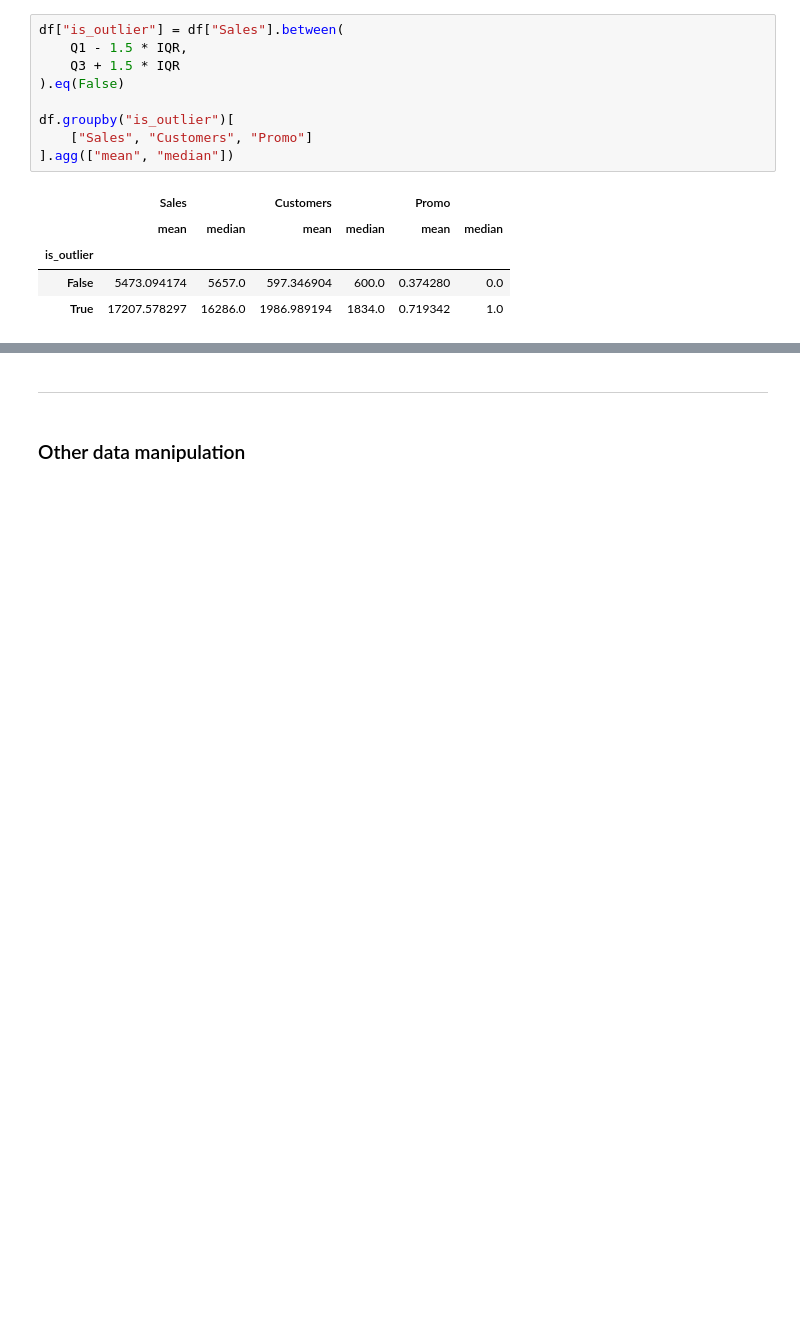
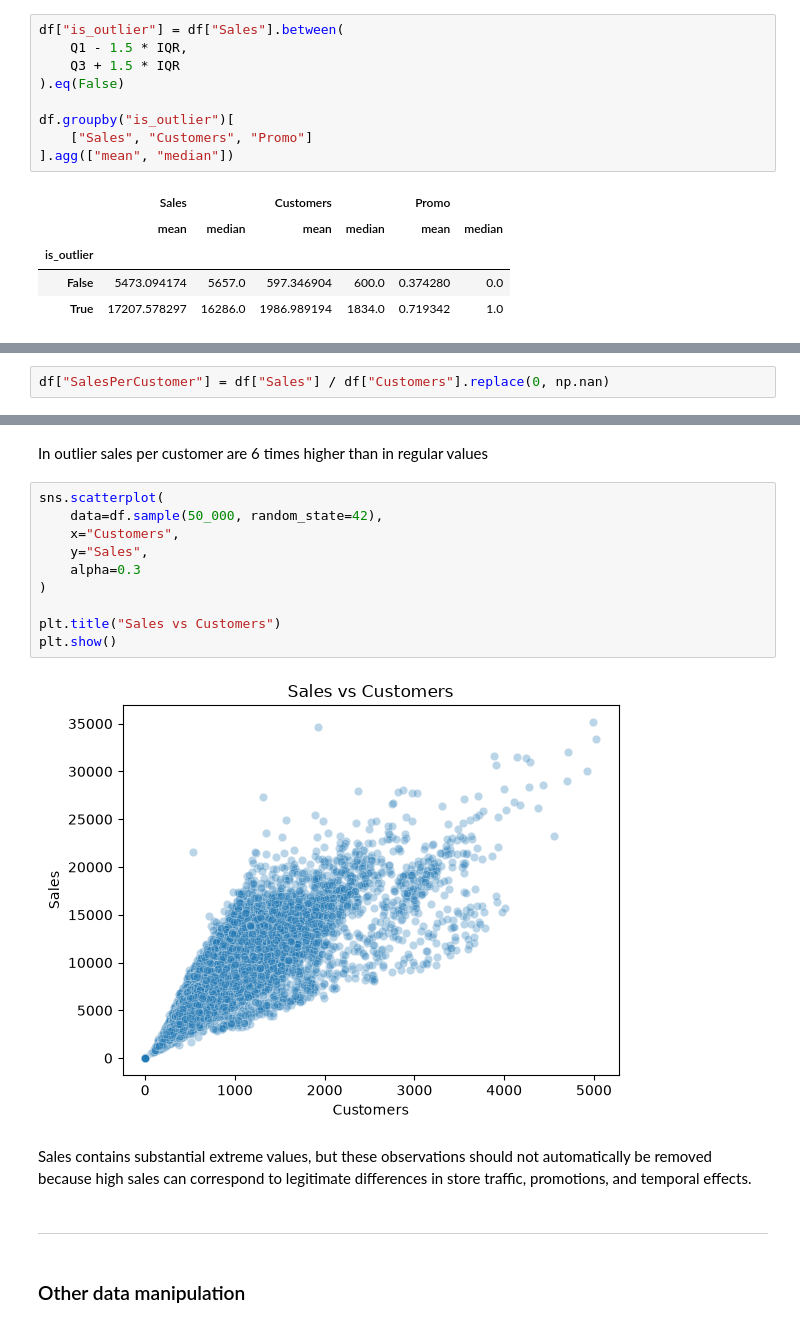
Before and after one commit to nick-st-coder/rossmann, a Jupyter notebook: notebooks/EDA.ipynb, the cells around one changed output, grey strips where cells are left out. Saved outputs shown, nothing was run; the diff lists cells and outputs as text; blank space fills up the shorter version.

Commit message:
add: more markdowns about outliers

```diff
--- a/notebooks/EDA.ipynb
+++ b/notebooks/EDA.ipynb
@@ -207,0 +206,2 @@ In outliers cases there're too many customers / sales / promos overall
+# %%
+df["SalesPerCustomer"] = df["Sales"] / df["Customers"].replace(0, np.nan)
@@ -208,3 +242,19 @@ In outliers cases there're too many customers / sales / promos overall
+# %% [markdown]
+In outlier sales per customer are 6 times higher than in regular values
+# %%
+sns.scatterplot(
+    data=df.sample(50_000, random_state=42),
+    x="Customers",
+    y="Sales",
+    alpha=0.3
+)
+
+plt.title("Sales vs Customers")
+plt.show()
+# %% [output]
+[figure, added]
+# %% [markdown]
+Sales contains substantial extreme values, but these observations should not automatically be removed because high sales can correspond to legitimate differences in store traffic, promotions, and temporal effects.
 # %% [markdown]
 ---
 # %% [markdown]
```
Also changed, not shown: parts of 4 cells of this notebook.
